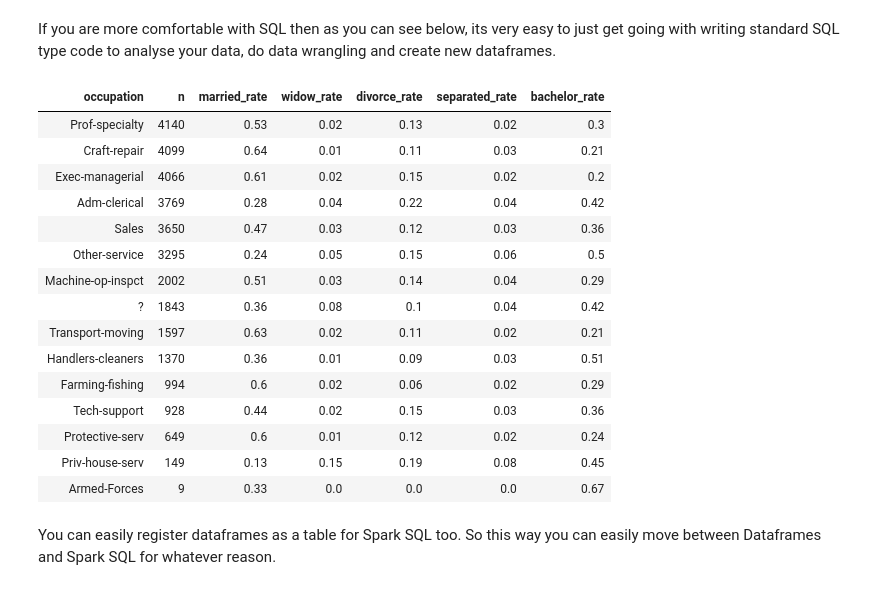
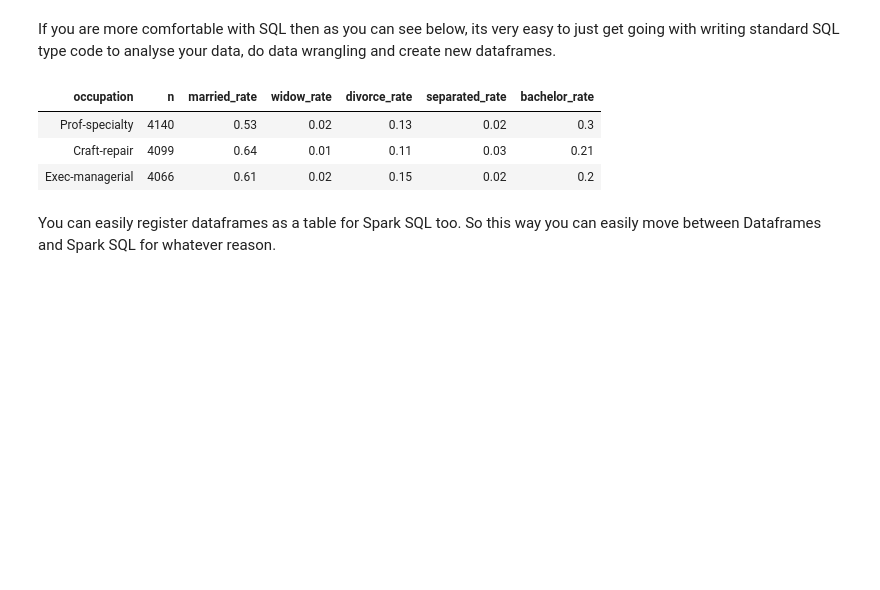
Before and after one commit to klekomtsev/springboard, a Jupyter notebook: pyspark/pyspark_project.ipynb, the cells around one changed output. Cells and saved outputs as stored; diff of their text form; code cells hidden in the pictures; blank space fills up the shorter version.

Commit message:
output limited

```diff
--- a/pyspark/pyspark_project.ipynb
+++ b/pyspark/pyspark_project.ipynb
@@ -119,38 +96,27 @@ If you are more comfortable with SQL then as you can see below, its very easy to
 # %%
 # Lets get some summary marital status rates by occupation
 result = spark.sql(
   """
   SELECT
     occupation,
     SUM(1) as n,
     ROUND(AVG(if(LTRIM(marital_status) LIKE 'Married-%',1,0)),2) as married_rate,
     ROUND(AVG(if(lower(marital_status) LIKE '%widow%',1,0)),2) as widow_rate,
     ROUND(AVG(if(LTRIM(marital_status) = 'Divorced',1,0)),2) as divorce_rate,
     ROUND(AVG(if(LTRIM(marital_status) = 'Separated',1,0)),2) as separated_rate,
     ROUND(AVG(if(LTRIM(marital_status) = 'Never-married',1,0)),2) as bachelor_rate
   FROM
     adult
   GROUP BY 1
   ORDER BY n DESC
+  LIMIT 3
   """)
 display(result)
 # %% [output]
 | occupation | n | married_rate | widow_rate | divorce_rate | separated_rate | bachelor_rate |
 | Prof-specialty | 4140 | 0.53 | 0.02 | 0.13 | 0.02 | 0.3 |
 | Craft-repair | 4099 | 0.64 | 0.01 | 0.11 | 0.03 | 0.21 |
 | Exec-managerial | 4066 | 0.61 | 0.02 | 0.15 | 0.02 | 0.2 |
-| Adm-clerical | 3769 | 0.28 | 0.04 | 0.22 | 0.04 | 0.42 |
-| Sales | 3650 | 0.47 | 0.03 | 0.12 | 0.03 | 0.36 |
-| Other-service | 3295 | 0.24 | 0.05 | 0.15 | 0.06 | 0.5 |
-| Machine-op-inspct | 2002 | 0.51 | 0.03 | 0.14 | 0.04 | 0.29 |
-| ? | 1843 | 0.36 | 0.08 | 0.1 | 0.04 | 0.42 |
-| Transport-moving | 1597 | 0.63 | 0.02 | 0.11 | 0.02 | 0.21 |
-| Handlers-cleaners | 1370 | 0.36 | 0.01 | 0.09 | 0.03 | 0.51 |
-| Farming-fishing | 994 | 0.6 | 0.02 | 0.06 | 0.02 | 0.29 |
-| Tech-support | 928 | 0.44 | 0.02 | 0.15 | 0.03 | 0.36 |
-| Protective-serv | 649 | 0.6 | 0.01 | 0.12 | 0.02 | 0.24 |
-| Priv-house-serv | 149 | 0.13 | 0.15 | 0.19 | 0.08 | 0.45 |
-| Armed-Forces | 9 | 0.33 | 0.0 | 0.0 | 0.0 | 0.67 |
 # %% [markdown]
 You can easily register dataframes as a table for Spark SQL too. So this way you can easily move between Dataframes and Spark SQL for whatever reason.
 # %%
```
Also changed, not shown: parts of 13 cells of this notebook.
